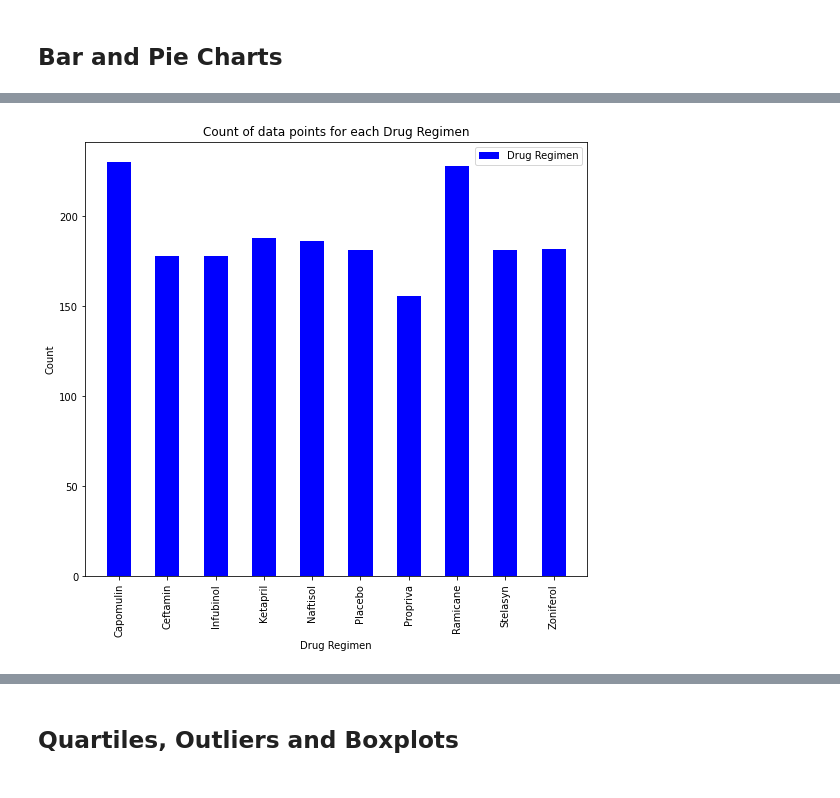
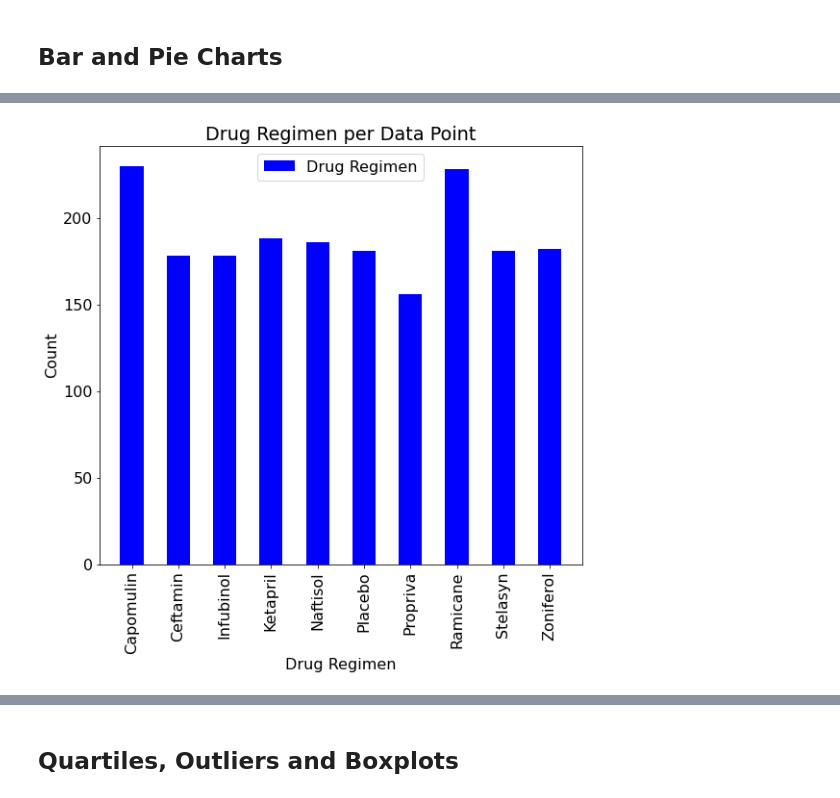
Before and after one commit to ZKeller22/UCI-Homework-Keller, a Jupyter notebook: matplotlib-challenge/Pymaceuticals/pymaceuticals_starter.ipynb, the cells around one changed output, grey strips where cells are left out. Saved outputs shown, nothing was run; the diff lists cells and outputs as text; code cells hidden in the pictures.

```diff
--- a/matplotlib-challenge/Pymaceuticals/pymaceuticals_starter.ipynb
+++ b/matplotlib-challenge/Pymaceuticals/pymaceuticals_starter.ipynb
@@ -142,27 +171,30 @@ plt.tight_layout()
 # %%
-# Generate a bar plot showing the total number of unique mice tested on each drug regimen using pyplot.
-# Using the same groupby dataframe as above
-# Set x axis and tick locations
+#Set x_axis and tick locations
+
 x_axis = np.arange(len(drug_group_count))
 tick_locations = [value for value in x_axis]
 
- # Create a list indicating where to write x labels and set figure size to adjust for space
+#Create a list indicating where to write x labels and set figure size to adjust for space
+
 plt.figure(figsize=(9,8))
 plt.bar(x_axis, drug_group_count["Drug Regimen"], color='blue', align="center", width = 0.5)
 plt.xticks(tick_locations, list(drug_group_count.index), rotation="vertical")
 
 # Set x and y limits
+
 plt.xlim(-0.7, len(x_axis)-0.3)
 plt.ylim(0, max(drug_group_count["Drug Regimen"])*1.05)
 
 # Set a Title and labels
-plt.title("Count of data points for each Drug Regimen")
+
+plt.title("Drug Regimen per Data Point")
 plt.xlabel("Drug Regimen")
 plt.ylabel("Count")
+#Set column name and display bar chart
 
 column_name = ["Drug Regimen"]
 plt.legend(column_name,loc="best")
 plt.show()
 # %% [output]
-[figure, old version]
+[figure, new version]
 # %%
```
Also changed, not shown: parts of 19 cells of this notebook.
